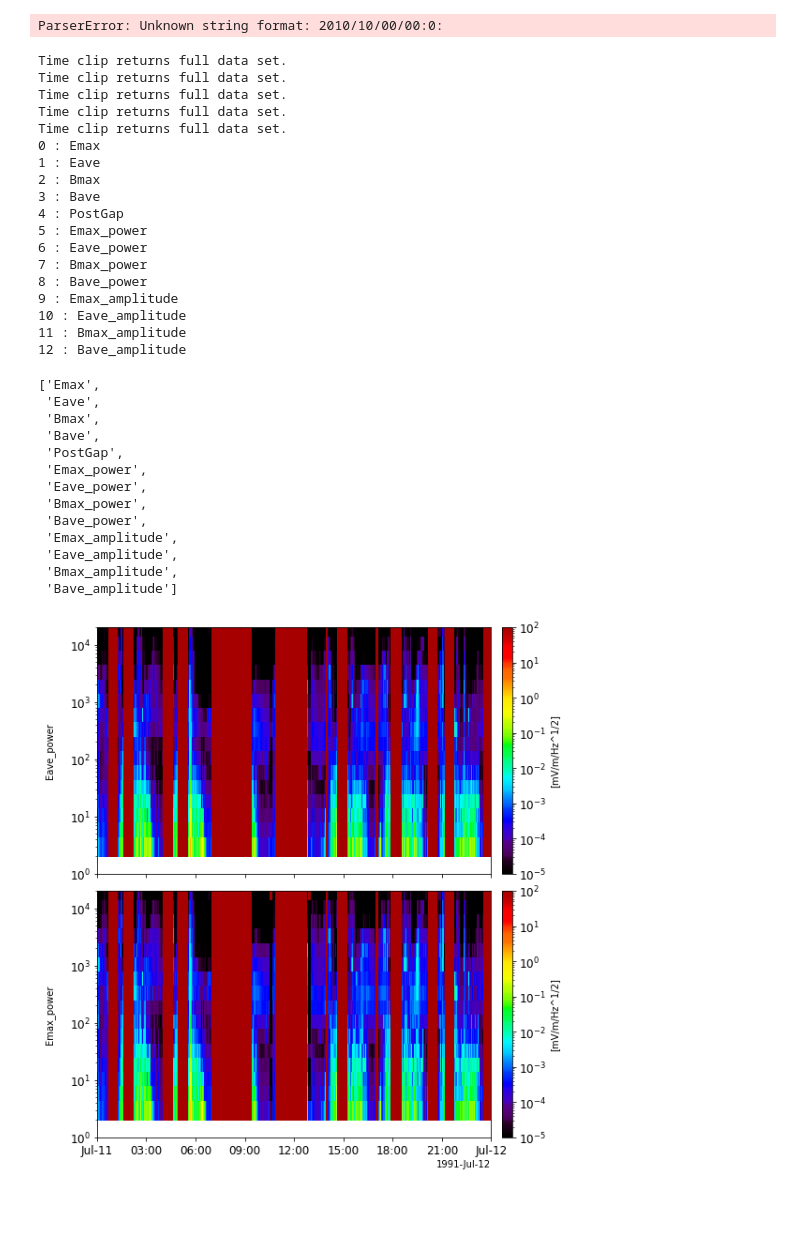
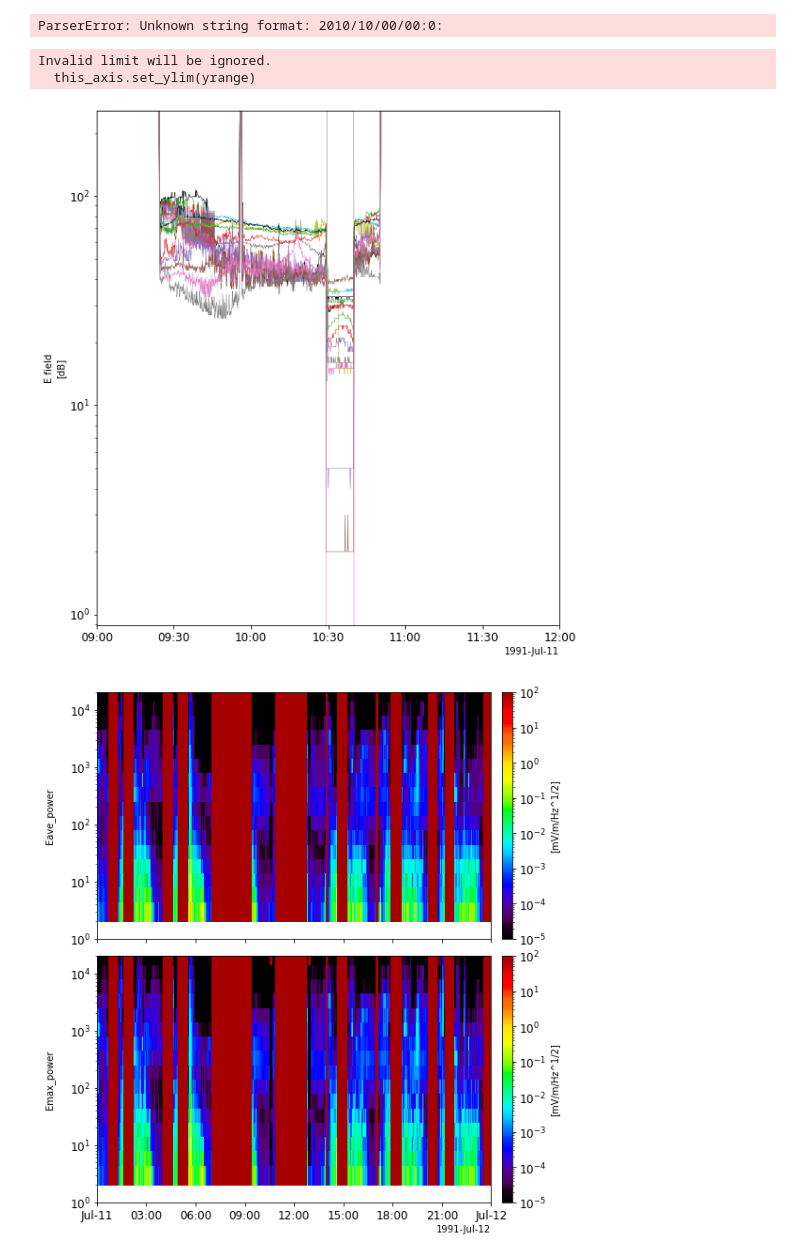
Before and after one commit to shuji-onosawa/Akebono_analysis_old, a Jupyter notebook: VLF_mca/memo.ipynb, the cells around one changed output. Drawn from its saved outputs; the diff is of its cells as text; code cells hidden in the pictures; blank space fills up the shorter version.

```diff
--- a/VLF_mca/memo.ipynb
+++ b/VLF_mca/memo.ipynb
@@ -100,54 +100,23 @@ importer = Akebono_orb_load.Akebono_orb_load('20000101')
 importer.orb()
 # %% [output]
 ParserError: Unknown string format: 2010/10/00/00:0:
-# %%
-import load
-import pytplot
-import numpy as np
-from pytplot import options
-load.mca(trange=['1991-07-11', '1991-07-17'])
-
-tplot_names = pytplot.tplot_names(True)
-for i in range(4):
-    tplot_variable = pytplot.get_data(tplot_names[i])
-    tplot_variable_0dB = 1e-6 #mV or pT
-    bandwidth = tplot_variable.v * 0.3
-    tplot_variable_amplitude = (10**(tplot_variable.y/20)) * (tplot_variable_0dB)  / np.sqrt(bandwidth)
-    pytplot.store_data(tplot_names[i] +'_amplitude', data={'x': tplot_variable.times, 'y': tplot_variable_amplitude, 'v': tplot_variable.v})
-
-pytplot.tplot_names()
-# %% [output]
-Time clip returns full data set.
-Time clip returns full data set.
-Time clip returns full data set.
-Time clip returns full data set.
-Time clip returns full data set.
-0 : Emax
-1 : Eave
-2 : Bmax
-3 : Bave
-4 : PostGap
-5 : Emax_power
-6 : Eave_power
-7 : Bmax_power
-8 : Bave_power
-9 : Emax_amplitude
-10 : Eave_amplitude
-11 : Bmax_amplitude
-12 : Bave_amplitude
-['Emax',
- 'Eave',
- 'Bmax',
- 'Bave',
- 'PostGap',
- 'Emax_power',
- 'Eave_power',
- 'Bmax_power',
- 'Bave_power',
- 'Emax_amplitude',
- 'Eave_amplitude',
- 'Bmax_amplitude',
- 'Bave_amplitude']
+# %%
+import load
+import pytplot
+import numpy as np
+from pytplot import options
+load.mca(trange=['1991-07-11', '1991-07-12'])
+
+Emax = pytplot.get_data('Emax')
+Emax.y
+Bmax = pytplot.get_data('Bmax')
+type(Emax.y)
+pytplot.tlimit(['1991-07-11 09:00:00', '1991-07-11 12:00:00'])
+pytplot.tplot('Emax')
+# %% [output]
+Invalid limit will be ignored.
+  this_axis.set_ylim(yrange)
+[figure, added]
 # %%
 options(['Eave_power', 'Emax_power'], 'spec', 1)
 options(['Eave_power', 'Emax_power'], 'ylog', 1)
```
Also changed, not shown: 5 other files.
